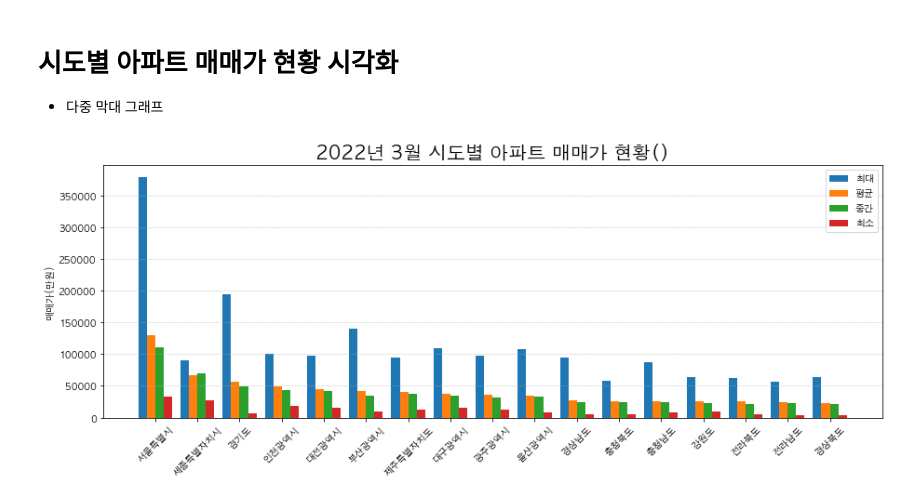
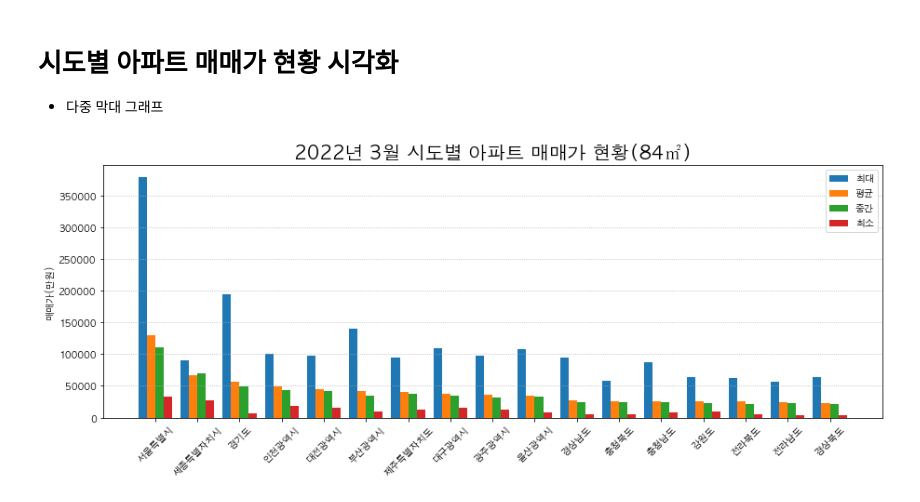
Before and after one commit to limetree-indigo/python-visualization, a Jupyter notebook: 13 아파트 실거래가 시각화/13 아파트 실거래가 데이터 수집.ipynb, the cells around one changed output. Drawn from its saved outputs; the diff is of its cells as text; code cells hidden in the pictures.

```diff
--- a/13 아파트 실거래가 시각화/13 아파트 실거래가 데이터 수집.ipynb
+++ b/13 아파트 실거래가 시각화/13 아파트 실거래가 데이터 수집.ipynb
@@ -277,14 +277,14 @@ x_index = np.arange(1,len(df_84_price)+1)
 # %%
 plt.rcParams['figure.figsize']=(15,5)
 plt.bar(x_index-0.3, df_84_price['최대'], width=0.2, label='최대')
 plt.bar(x_index-0.1, df_84_price['평균'], width=0.2, label='평균')
 plt.bar(x_index+0.1, df_84_price['중간'], width=0.2, label='중간')
 plt.bar(x_index+0.3, df_84_price['최소'], width=0.2, label='최소')
 plt.legend()
 plt.xticks(x_index, labels=df_84_price.index, rotation=45)
 plt.grid(axis='y',ls=':')
-plt.title('2022년 3월 시도별 아파트 매매가 현황()', size=20)
+plt.title('2022년 3월 시도별 아파트 매매가 현황(84㎡)', size=20)
 plt.ylabel('매매가(만원)')
 plt.show()
 # %% [output]
-[figure, old version]
+[figure, new version]
```
Also changed, not shown: parts of 11 cells of this notebook.
